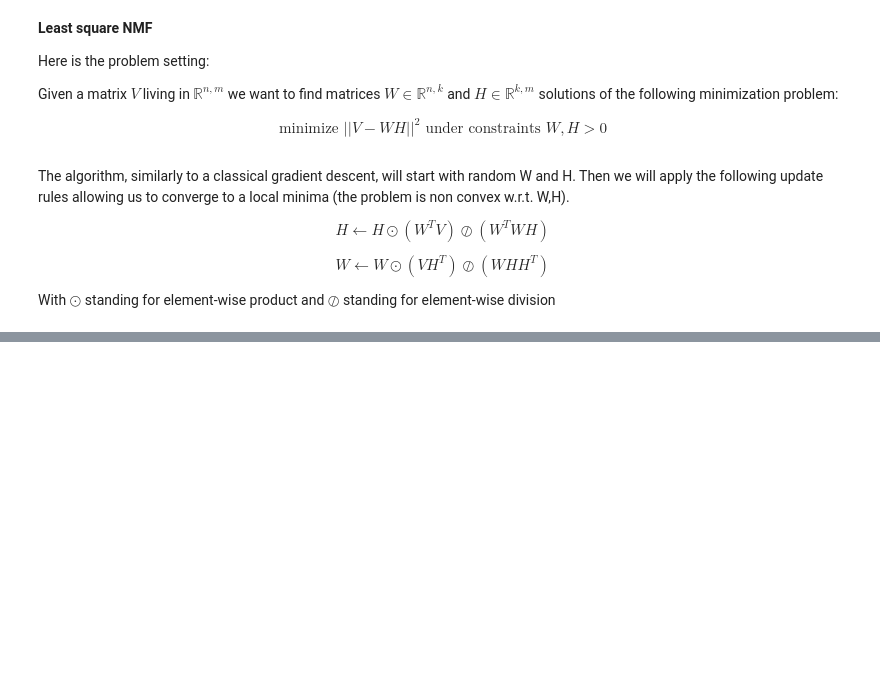
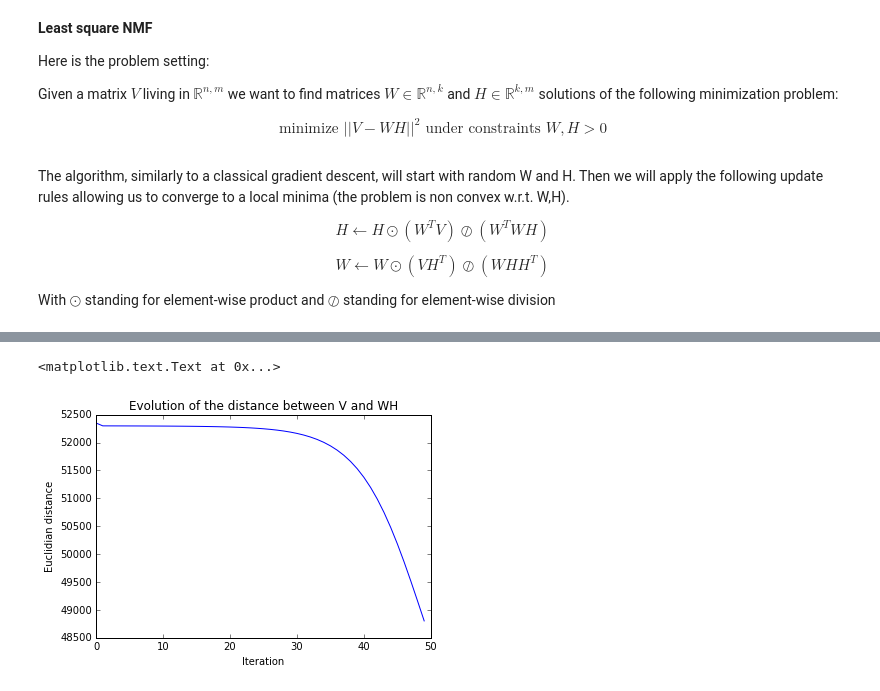
Before and after one commit to hugovallet/Compress-sensing, a Jupyter notebook: Report.ipynb, the cells around one changed output, grey strips where cells are left out. Cells and saved outputs as stored; diff of their text form; code cells hidden in the pictures; blank space fills up the shorter version.

Commit message:
Algorithm for NMF with euclidian distance

```diff
--- a/Report.ipynb
+++ b/Report.ipynb
@@ -45 +47,6 @@ def error(V,W,H):
+# %%
+def non_negative_threshold(Z):
+    neg_coefs = Z<0
+    Z[neg_coefs] = 0
+    return Z
 # %%
@@ -53,0 +96,8 @@ def solver(V,W,H,t=100):
+# %%
+plt.plot(np.arange(len(err)),err)
+plt.xlabel("Iteration")
+plt.ylabel("Euclidian distance")
+plt.title("Evolution of the distance between V and WH")
+# %% [output]
+<matplotlib.text.Text at 0x...>
+[figure, added]
```
Also changed, not shown: parts of 7 cells of this notebook.
